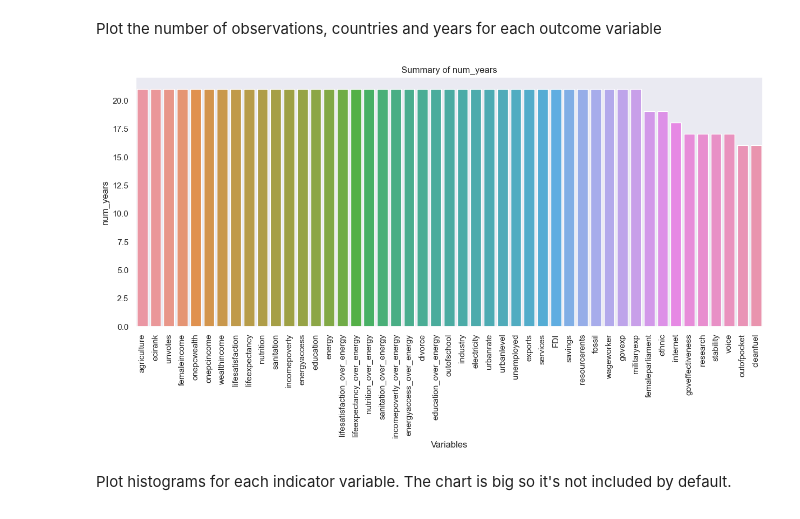
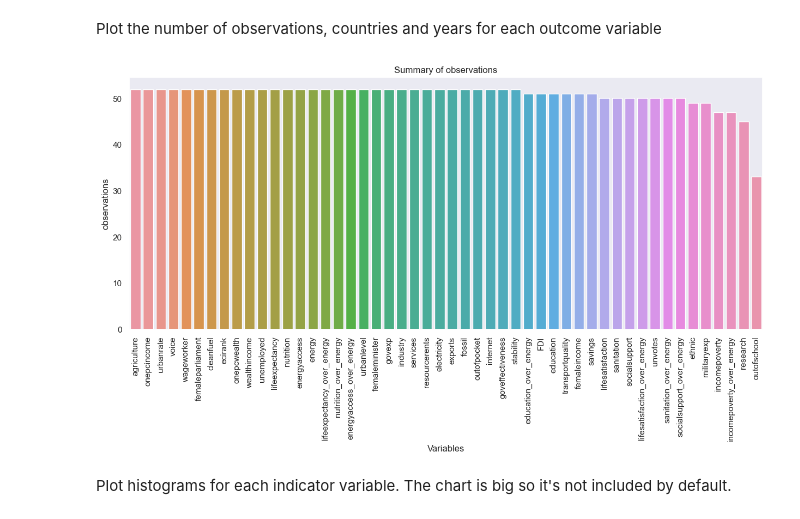
Before and after one commit to saviorand/provisioning-model, a Jupyter notebook: notebooks/provisioning.ipynb, the cells around one changed output. Cells and saved outputs as stored; diff of their text form; code cells hidden in the pictures.

```diff
--- a/notebooks/provisioning.ipynb
+++ b/notebooks/provisioning.ipynb
@@ -69,6 +69,17 @@ for outcome in outcome_variables:
         outcome_df_no_outliers_no_few_obs, outcome, indicator_index_offset, outcome_index_offset
     )
     outcome_dfs_with_metadata[outcome] = outcome_df_with_metadata
+# %%
+outcome_dfs_with_metadata_2012 = {}
+for outcome in outcome_variables:
+    outcome_df_2012 = all_in_one_selected_cols_2012.dropna(subset=[outcome])
+    outcome_df_no_outliers_2012 = remove_outliers_iqr(outcome_df_2012)
+    outcome_df_no_outliers_no_few_obs_2012 = remove_cols_with_few_observations(outcome_df_no_outliers_2012)
+
+    outcome_df_with_metadata_2012 = create_outcome_df_with_metadata(
+        outcome_df_no_outliers_no_few_obs_2012, outcome, indicator_index_offset, outcome_index_offset
+    )
+    outcome_dfs_with_metadata_2012[outcome] = outcome_df_with_metadata_2012
 # %% [markdown]
 ## Exploratory analysis
 # %% [markdown]
@@ -85,8 +96,8 @@ for outcome in outcome_variables:
     outcome_indicators = outcome_df_with_metadata[f"{outcome}_indicators"]
     outcome_outcomes = outcome_df_with_metadata[f"{outcome}_outcome"]
     outcome_countries = outcome_df_with_metadata[f"{outcome}_countries"]
-    outcome_variables = outcome_df_with_metadata[f"{outcome}_variables"]
+    outcome_all_variables = outcome_df_with_metadata[f"{outcome}_variables"]
     indicator_dfs[outcome] = outcome_indicators
     outcome_dfs[outcome] = outcome_outcomes
-    summary_df = create_summary_df(outcome_df, outcome_countries, outcome_variables)
+    summary_df = create_summary_df(outcome_df, outcome_countries, outcome_all_variables)
     summary_dfs[outcome] = summary_df
@@ -99,11 +129,11 @@ Plot the number of observations, countries and years for each outcome variable
 # %%
 from functions.exploratory_analysis import plot_summary_variable
 # %%
-# plot_summary_variable(lifeexp_summary, 'observations')
+plot_summary_variable(lifeexp_summary, 'observations')
 # plot_summary_variable(lifeexp_summary, 'num_countries')
-plot_summary_variable(lifeexp_summary, 'num_years')
+# plot_summary_variable(lifeexp_summary, 'num_years')
 # %% [output]
-[figure, old version]
+[figure, new version]
 # %% [markdown]
 Plot histograms for each indicator variable. The chart is big so it's not included by default.
 # %%
```
Also changed, not shown: parts of 11 cells of this notebook.
